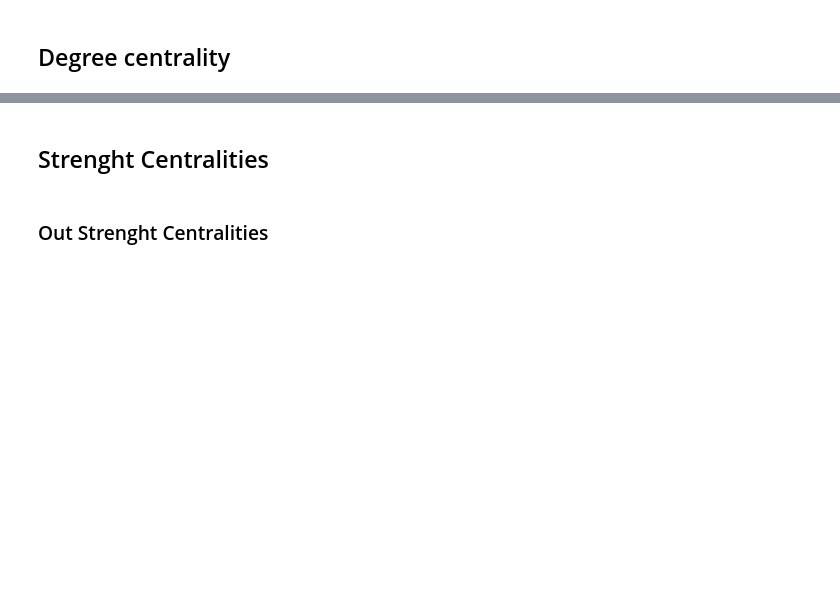
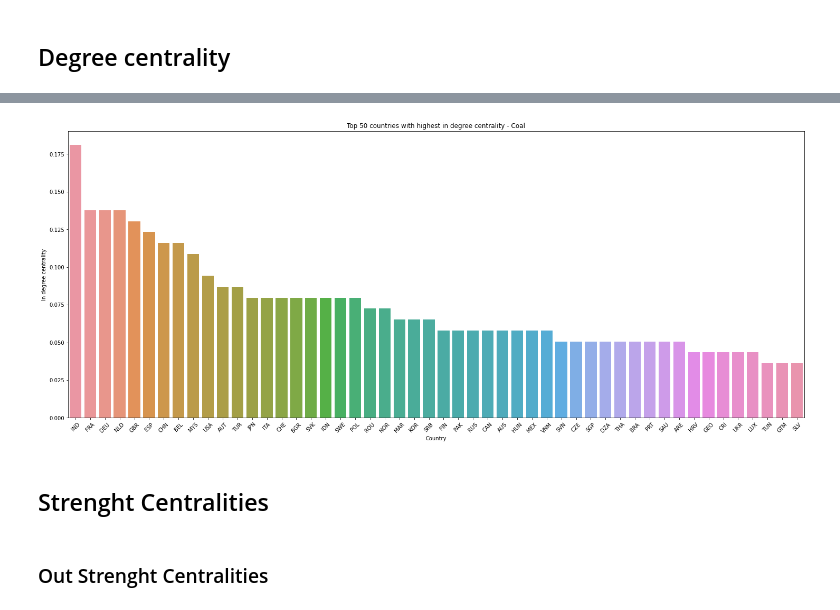
Before and after one commit to HumidBore/Social-Network-Analysis, a Jupyter notebook: SocialNetworkAnalysis.ipynb, the cells around one changed output, grey strips where cells are left out. Cells and saved outputs as stored; diff of their text form; code cells hidden in the pictures; blank space fills up the shorter version.

```diff
--- a/SocialNetworkAnalysis.ipynb
+++ b/SocialNetworkAnalysis.ipynb
@@ -107,6 +122,10 @@ in_degree_centrality_list[:10]
  ('BEL', 0.11594202898550725),
  ('MYS', 0.10869565217391304),
  ('USA', 0.09420289855072464)]
+# %%
+custom_plotting_function(pd.DataFrame(in_degree_centrality_list[:50]), "Country", "In degree centrality", "Top 50 countries with highest in degree centrality - " + PRODUCT)
+# %% [output]
+[figure, added]
 # %% [markdown]
 ## Strenght Centralities
 # %%
```
Also changed, not shown: parts of 34 cells of this notebook.
